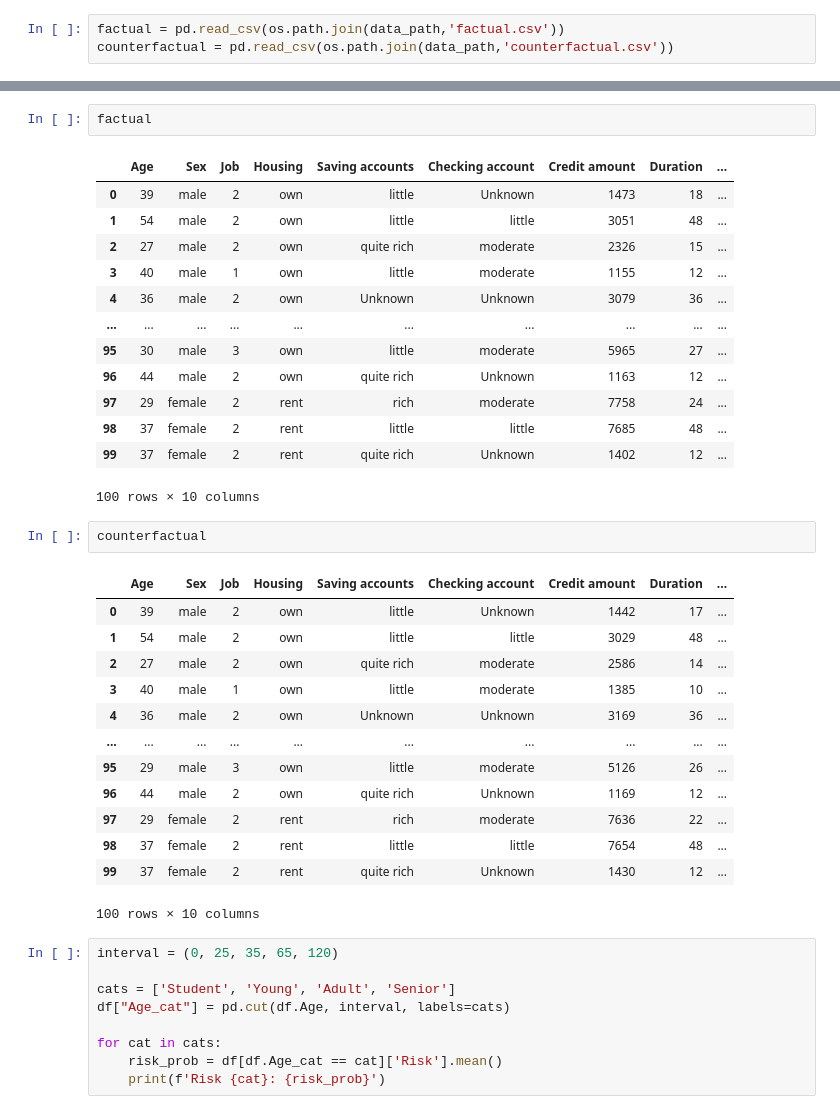
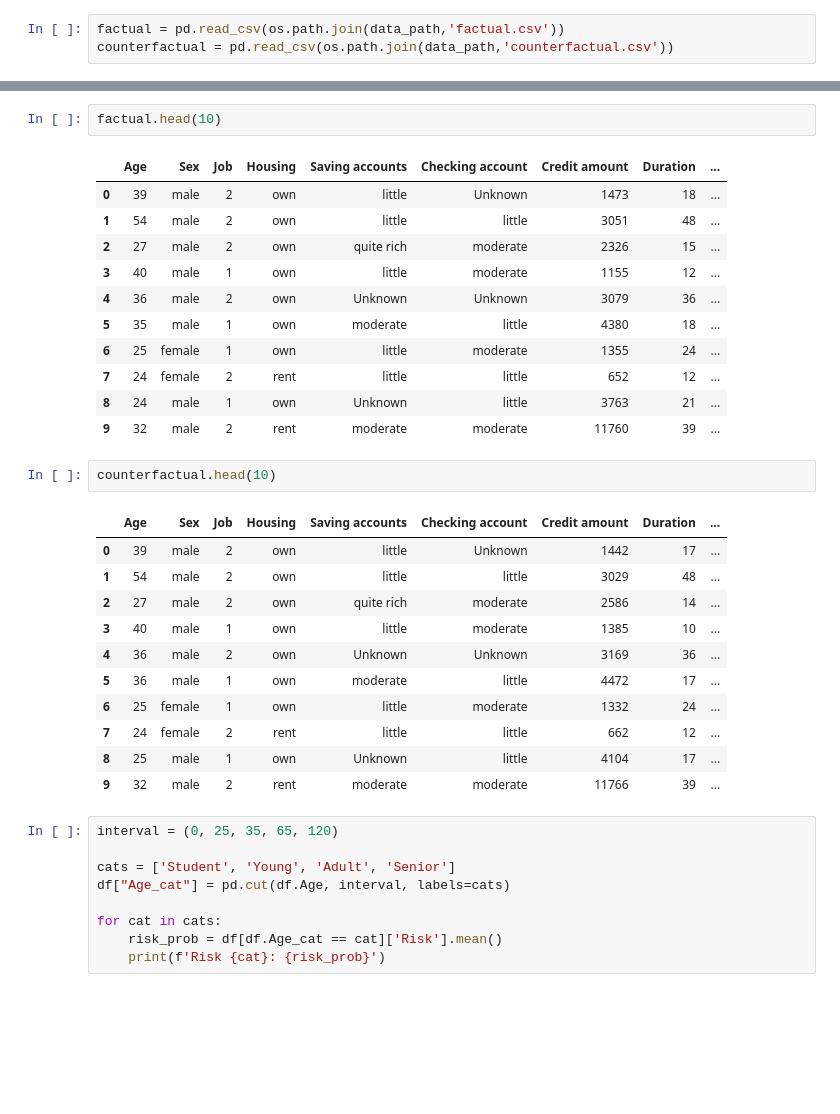
Before and after one commit to youlei202/distributional-counterfactual-explanation, a Jupyter notebook: analysis_german_credit.ipynb, the cells around one changed output, grey strips where cells are left out. Drawn from its saved outputs; the diff is of its cells as text; blank space fills up the shorter version.

```diff
--- a/analysis_german_credit.ipynb
+++ b/analysis_german_credit.ipynb
@@ -41,22 +59,20 @@ plot_quantile(factual=factual, counterfactual=counterfactual, column_name='Risk'
 [figure]
 # %%
-factual
+factual.head(10)
 # %% [output]
 |  | Age | Sex | Job | Housing | Saving accounts | Checking account | Credit amount | Duration | ... |
 | 0 | 39 | male | 2 | own | little | Unknown | 1473 | 18 | ... |
 | 1 | 54 | male | 2 | own | little | little | 3051 | 48 | ... |
 | 2 | 27 | male | 2 | own | quite rich | moderate | 2326 | 15 | ... |
 | 3 | 40 | male | 1 | own | little | moderate | 1155 | 12 | ... |
 | 4 | 36 | male | 2 | own | Unknown | Unknown | 3079 | 36 | ... |
-| ... | ... | ... | ... | ... | ... | ... | ... | ... | ... |
-| 95 | 30 | male | 3 | own | little | moderate | 5965 | 27 | ... |
-| 96 | 44 | male | 2 | own | quite rich | Unknown | 1163 | 12 | ... |
-| 97 | 29 | female | 2 | rent | rich | moderate | 7758 | 24 | ... |
-| 98 | 37 | female | 2 | rent | little | little | 7685 | 48 | ... |
-| 99 | 37 | female | 2 | rent | quite rich | Unknown | 1402 | 12 | ... |
+| 5 | 35 | male | 1 | own | moderate | little | 4380 | 18 | ... |
+| 6 | 25 | female | 1 | own | little | moderate | 1355 | 24 | ... |
+| 7 | 24 | female | 2 | rent | little | little | 652 | 12 | ... |
+| 8 | 24 | male | 1 | own | Unknown | little | 3763 | 21 | ... |
+| 9 | 32 | male | 2 | rent | moderate | moderate | 11760 | 39 | ... |
-100 rows × 10 columns
 # %%
-counterfactual
+counterfactual.head(10)
 # %% [output]
 |  | Age | Sex | Job | Housing | Saving accounts | Checking account | Credit amount | Duration | ... |
 | 0 | 39 | male | 2 | own | little | Unknown | 1442 | 17 | ... |
@@ -64,13 +80,11 @@ counterfactual
 | 2 | 27 | male | 2 | own | quite rich | moderate | 2586 | 14 | ... |
 | 3 | 40 | male | 1 | own | little | moderate | 1385 | 10 | ... |
 | 4 | 36 | male | 2 | own | Unknown | Unknown | 3169 | 36 | ... |
-| ... | ... | ... | ... | ... | ... | ... | ... | ... | ... |
-| 95 | 29 | male | 3 | own | little | moderate | 5126 | 26 | ... |
-| 96 | 44 | male | 2 | own | quite rich | Unknown | 1169 | 12 | ... |
-| 97 | 29 | female | 2 | rent | rich | moderate | 7636 | 22 | ... |
-| 98 | 37 | female | 2 | rent | little | little | 7654 | 48 | ... |
-| 99 | 37 | female | 2 | rent | quite rich | Unknown | 1430 | 12 | ... |
+| 5 | 36 | male | 1 | own | moderate | little | 4472 | 17 | ... |
+| 6 | 25 | female | 1 | own | little | moderate | 1332 | 24 | ... |
+| 7 | 24 | female | 2 | rent | little | little | 662 | 12 | ... |
+| 8 | 25 | male | 1 | own | Unknown | little | 4104 | 17 | ... |
+| 9 | 32 | male | 2 | rent | moderate | moderate | 11766 | 39 | ... |
-100 rows × 10 columns
 # %%
 interval = (0, 25, 35, 65, 120)
 
```
Also changed, not shown: parts of 34 cells of this notebook, 2 other files.
